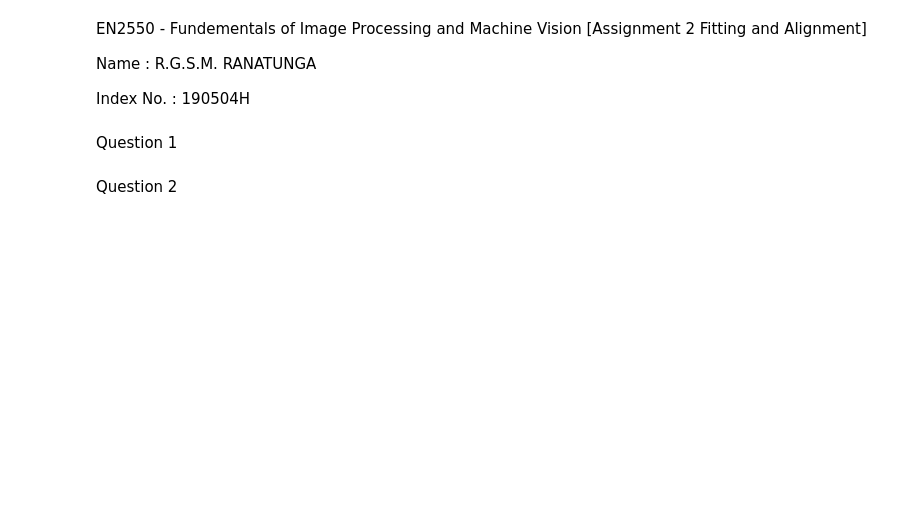
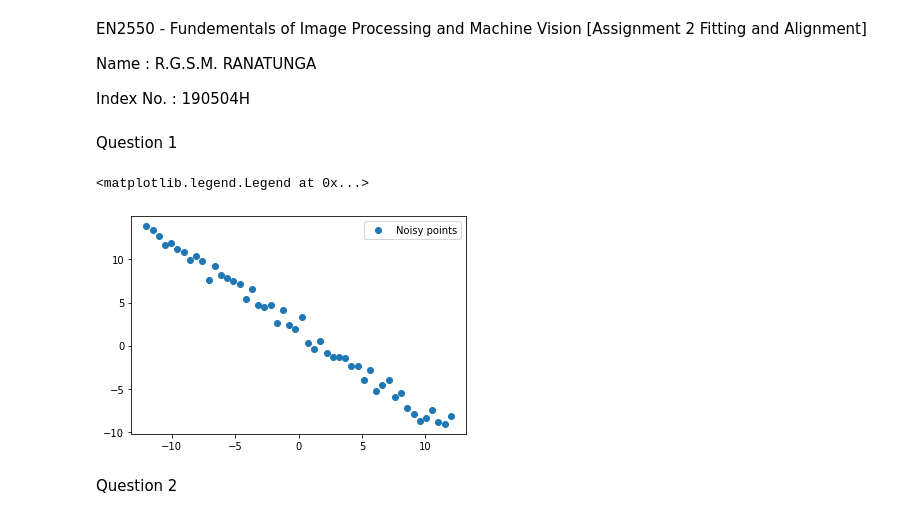
Before and after one commit to SenuriMR/EN2550---Fundamentals-of-Image-Processing-and-Machine-Vision, a Jupyter notebook: Assignment 2/Assignment_2.ipynb, the cells around one changed output. Drawn from its saved outputs; the diff is of its cells as text; code cells hidden in the pictures; blank space fills up the shorter version.

```diff
--- a/Assignment 2/Assignment_2.ipynb
+++ b/Assignment 2/Assignment_2.ipynb
@@ -13,18 +13,28 @@ Question 1
 # %%
 from scipy.optimize import minimize
 from scipy import linalg
 
-#np.random.seed(0)
+#np.random.seed(45)
 N = 100
+
 half_n = N//2
 r = 10
 s = r /16
+
 t = np.random.uniform(0, 2*np.pi, half_n)
 n = s*np.random.randn(half_n)
 x , y = (r + n)*np.cos(t) , (r + n)*np.sin(t)
 X_circ = np.hstack((x.reshape(half_n, 1) ,y.reshape (half_n, 1)))
+
 m, b = -1, 2
-x = np . linspace (-12, 12, half_n)
+x = np.linspace (-12, 12, half_n)
 y = m*x + b + s*np.random.randn(half_n)
 X_line = np.hstack((x.reshape(half_n, 1) ,y.reshape(half_n, 1)))
+
 X = np.vstack ((X_circ, X_line))
+
+plt.plot(x,y, 'o', label = 'Noisy points')
+plt.legend()
+# %% [output]
+<matplotlib.legend.Legend at 0x...>
+[figure, added]
```
Also changed, not shown: parts of 8 cells of this notebook, 6 other files.
